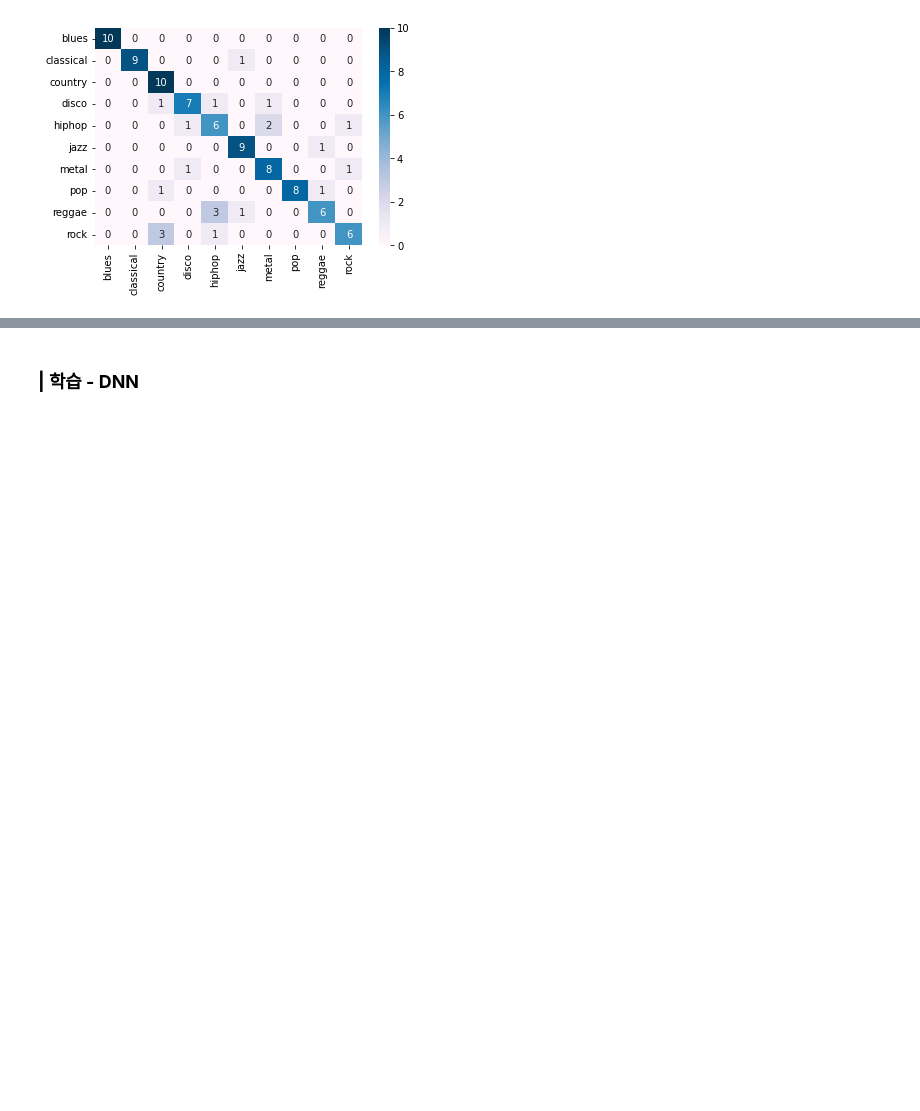
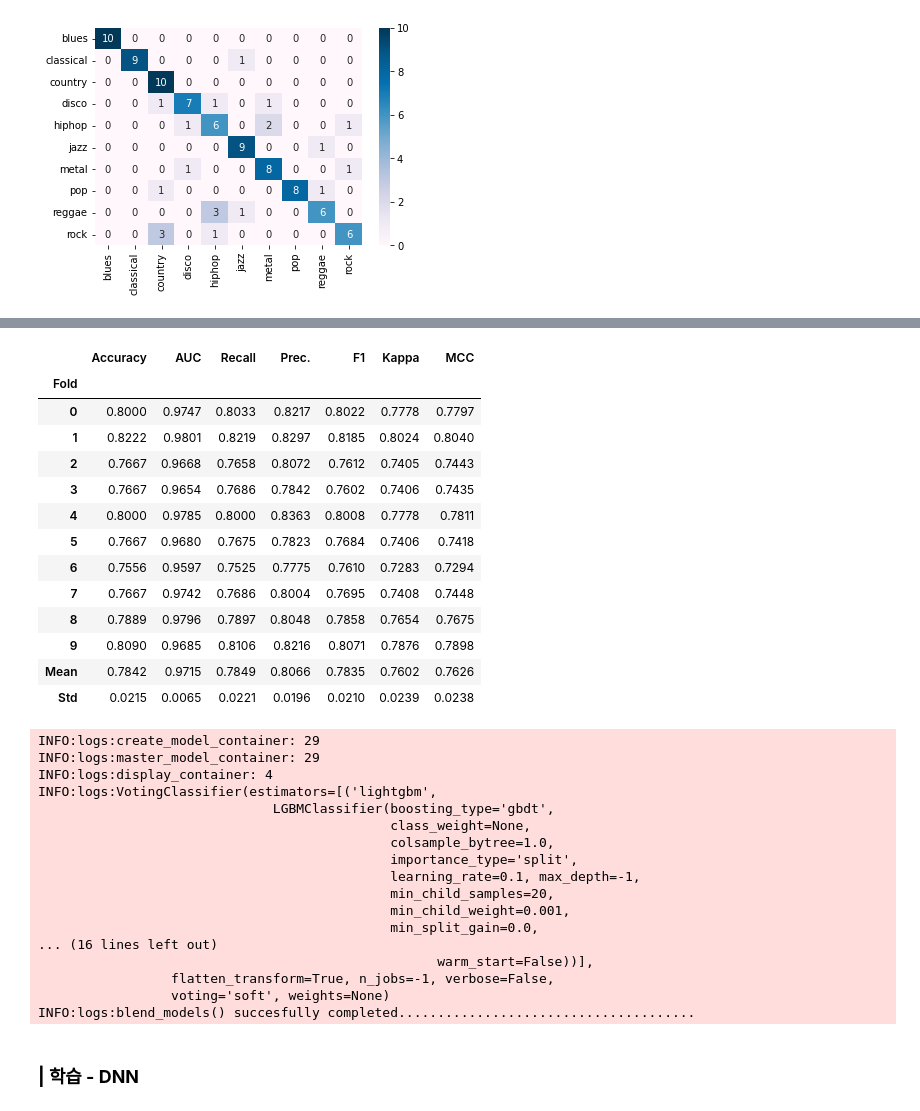
Before and after one commit to PomesHouse/SkillTreePython-DeepLearning, a Jupyter notebook: 04.Paper-with-code/ch04_05_WaveNet.ipynb, the cells around one changed output, grey strips where cells are left out. Saved outputs shown, nothing was run; the diff lists cells and outputs as text; code cells hidden in the pictures; blank space fills up the shorter version.

```diff
--- a/04.Paper-with-code/ch04_05_WaveNet.ipynb
+++ b/04.Paper-with-code/ch04_05_WaveNet.ipynb
@@ -233,0 +422,39 @@ Test Acc: 0.79
+# %%
+# 앙상블
+blender = blend_models(estimator_list = compare_models(n_select = 3,
+                                                       sort = 'Accuracy'))
+
+
+# 추가된 데이터 딥러닝 돌리기
+# %% [output]
+|  | Accuracy | AUC | Recall | Prec. | F1 | Kappa | MCC |
+| Fold |  |  |  |  |  |  |  |
+| 0 | 0.8000 | 0.9747 | 0.8033 | 0.8217 | 0.8022 | 0.7778 | 0.7797 |
+| 1 | 0.8222 | 0.9801 | 0.8219 | 0.8297 | 0.8185 | 0.8024 | 0.8040 |
+| 2 | 0.7667 | 0.9668 | 0.7658 | 0.8072 | 0.7612 | 0.7405 | 0.7443 |
+| 3 | 0.7667 | 0.9654 | 0.7686 | 0.7842 | 0.7602 | 0.7406 | 0.7435 |
+| 4 | 0.8000 | 0.9785 | 0.8000 | 0.8363 | 0.8008 | 0.7778 | 0.7811 |
+| 5 | 0.7667 | 0.9680 | 0.7675 | 0.7823 | 0.7684 | 0.7406 | 0.7418 |
+| 6 | 0.7556 | 0.9597 | 0.7525 | 0.7775 | 0.7610 | 0.7283 | 0.7294 |
+| 7 | 0.7667 | 0.9742 | 0.7686 | 0.8004 | 0.7695 | 0.7408 | 0.7448 |
+| 8 | 0.7889 | 0.9796 | 0.7897 | 0.8048 | 0.7858 | 0.7654 | 0.7675 |
+| 9 | 0.8090 | 0.9685 | 0.8106 | 0.8216 | 0.8071 | 0.7876 | 0.7898 |
+| Mean | 0.7842 | 0.9715 | 0.7849 | 0.8066 | 0.7835 | 0.7602 | 0.7626 |
+| Std | 0.0215 | 0.0065 | 0.0221 | 0.0196 | 0.0210 | 0.0239 | 0.0238 |
+INFO:logs:create_model_container: 29
+INFO:logs:master_model_container: 29
+INFO:logs:display_container: 4
+INFO:logs:VotingClassifier(estimators=[('lightgbm',
+                              LGBMClassifier(boosting_type='gbdt',
+                                             class_weight=None,
+                                             colsample_bytree=1.0,
+                                             importance_type='split',
+                                             learning_rate=0.1, max_depth=-1,
+                                             min_child_samples=20,
+                                             min_child_weight=0.001,
+                                             min_split_gain=0.0,
+... (16 lines left out)
+                                                   warm_start=False))],
+                 flatten_transform=True, n_jobs=-1, verbose=False,
+                 voting='soft', weights=None)
+INFO:logs:blend_models() succesfully completed......................................
```
Also changed, not shown: parts of 39 cells of this notebook.
